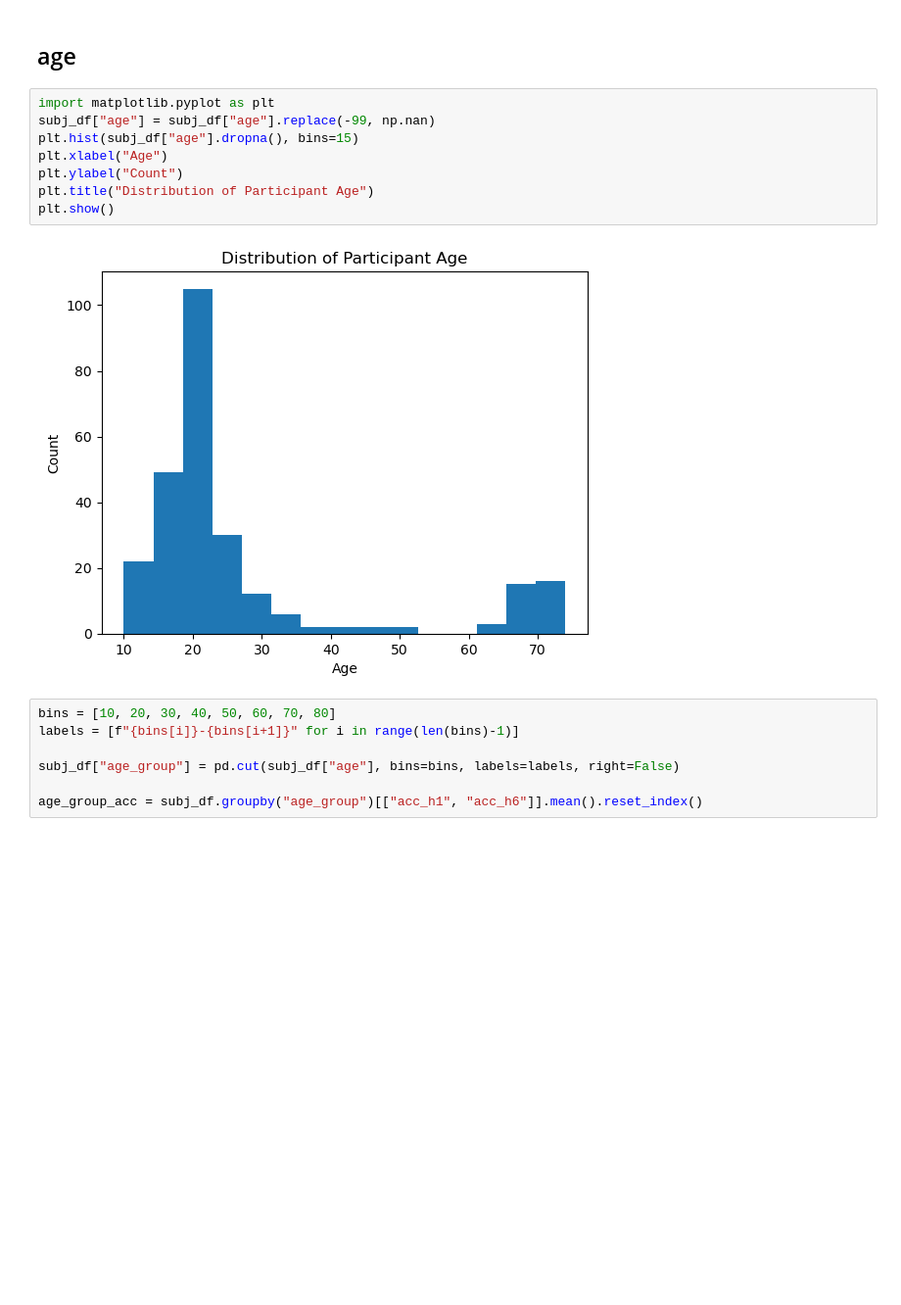
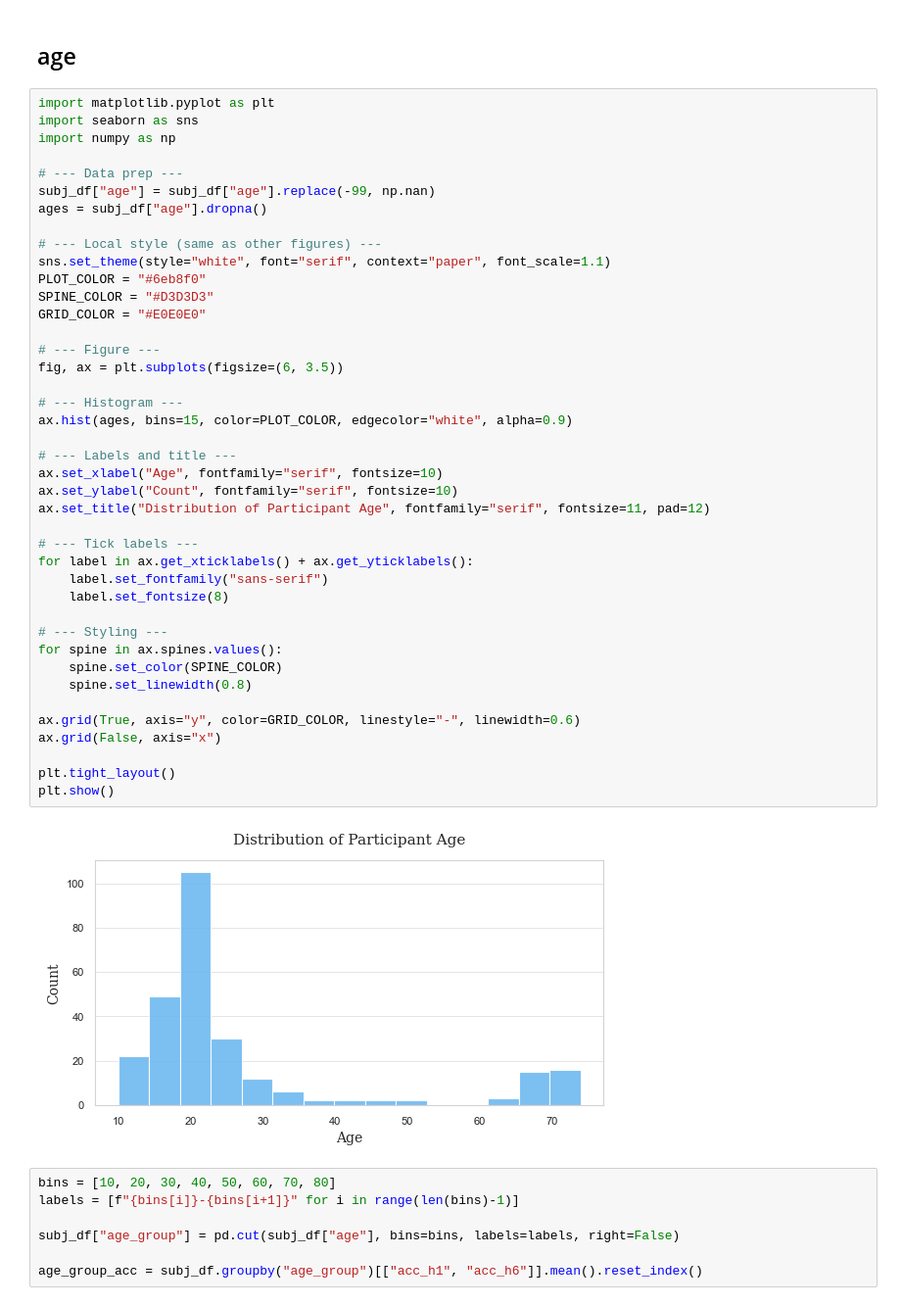
Before and after one commit to althealuo/Horizon, a Jupyter notebook: Horizon_individual_diff.ipynb, the cells around one changed output. Shown at 98% size. Saved outputs shown, nothing was run; the diff lists cells and outputs as text; blank space fills up the shorter version.

```diff
--- a/Horizon_individual_diff.ipynb
+++ b/Horizon_individual_diff.ipynb
@@ -324,14 +326,47 @@ subject
 ## age
 # %%
 import matplotlib.pyplot as plt
+import seaborn as sns
+import numpy as np
+
+# --- Data prep ---
 subj_df["age"] = subj_df["age"].replace(-99, np.nan)
-plt.hist(subj_df["age"].dropna(), bins=15)
-plt.xlabel("Age")
-plt.ylabel("Count")
-plt.title("Distribution of Participant Age")
+ages = subj_df["age"].dropna()
+
+# --- Local style (same as other figures) ---
+sns.set_theme(style="white", font="serif", context="paper", font_scale=1.1)
+PLOT_COLOR = "#6eb8f0"
+SPINE_COLOR = "#D3D3D3"
+GRID_COLOR = "#E0E0E0"
+
+# --- Figure ---
+fig, ax = plt.subplots(figsize=(6, 3.5))
+
+# --- Histogram ---
+ax.hist(ages, bins=15, color=PLOT_COLOR, edgecolor="white", alpha=0.9)
+
+# --- Labels and title ---
+ax.set_xlabel("Age", fontfamily="serif", fontsize=10)
+ax.set_ylabel("Count", fontfamily="serif", fontsize=10)
+ax.set_title("Distribution of Participant Age", fontfamily="serif", fontsize=11, pad=12)
+
+# --- Tick labels ---
+for label in ax.get_xticklabels() + ax.get_yticklabels():
+    label.set_fontfamily("sans-serif")
+    label.set_fontsize(8)
+
+# --- Styling ---
+for spine in ax.spines.values():
+    spine.set_color(SPINE_COLOR)
+    spine.set_linewidth(0.8)
+
+ax.grid(True, axis="y", color=GRID_COLOR, linestyle="-", linewidth=0.6)
+ax.grid(False, axis="x")
+
+plt.tight_layout()
 plt.show()
 # %% [output]
-[figure, old version]
+[figure, new version]
 # %%
 bins = [10, 20, 30, 40, 50, 60, 70, 80]
 labels = [f"{bins[i]}-{bins[i+1]}" for i in range(len(bins)-1)]
```
Also changed, not shown: parts of 7 cells of this notebook, 16 other files.
